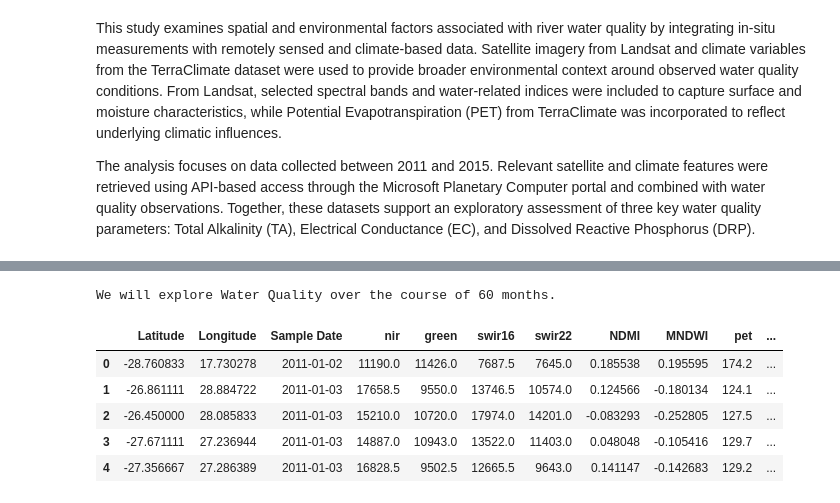
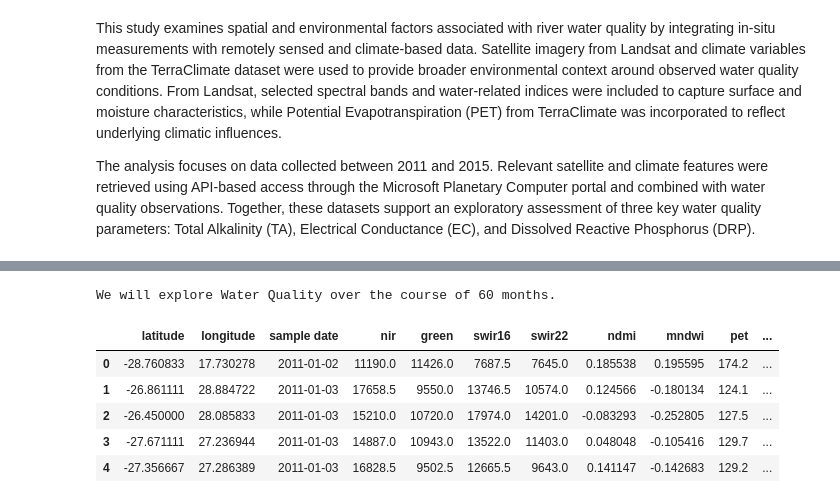
Before and after one commit to kylerod22/siads593-water-sustainability, a Jupyter notebook: 08-rjbest-sungmiki-kylerod-2026winter/src/milestone.ipynb, the cells around one changed output, grey strips where cells are left out. Saved outputs shown, nothing was run; the diff lists cells and outputs as text; code cells hidden in the pictures.

```diff
--- a/milestone.ipynb
+++ b/08-rjbest-sungmiki-kylerod-2026winter/src/milestone.ipynb
@@ -13,32 +31,32 @@ import plotly.express as px
 # %%
-def primary_dataset(landsat='landsat_features_training.csv', terraclimate='terraclimate_features_training.csv', wq='water_quality_training_dataset.csv', col='Sample Date'):
-    '''
-    input: 3 primary datasets (CSV files) from EY's Water Quality Prediction: Benchmark Notebook
-    return: merged pandas dataframe with added bin column (monthly) joined on GPS coordinates and date
-    '''
-    # read CSVs
-    landsat = pd.read_csv(landsat)
-    terraclimate = pd.read_csv(terraclimate)
-    wq = pd.read_csv(wq)
+# def primary_dataset(landsat='landsat_features_training.csv', terraclimate='terraclimate_features_training.csv', wq='water_quality_training_dataset.csv', col='Sample Date'):
+#     '''
+#     input: 3 primary datasets (CSV files) from EY's Water Quality Prediction: Benchmark Notebook
+#     return: merged pandas dataframe with added bin column (monthly) joined on GPS coordinates and date
+#     '''
+#     # read CSVs
+#     landsat = pd.read_csv(landsat)
+#     terraclimate = pd.read_csv(terraclimate)
+#     wq = pd.read_csv(wq)
 
-    # merge features and targets on coordinates and date; convert to datetime
-    landsat_terracl = pd.merge(landsat, terraclimate)
-    landsat_terracl_wq = pd.merge(landsat_terracl, wq)
-    landsat_terracl_wq[col] = pd.to_datetime(landsat_terracl_wq[col], dayfirst=True, errors='coerce')
+#     # merge features and targets on coordinates and date; convert to datetime
+#     landsat_terracl = pd.merge(landsat, terraclimate)
+#     landsat_terracl_wq = pd.merge(landsat_terracl, wq)
+#     landsat_terracl_wq[col] = pd.to_datetime(landsat_terracl_wq[col], dayfirst=True, errors='coerce')
 
-    # bin according to month
-    bins = pd.date_range(start=landsat_terracl_wq[col].min(), end=landsat_terracl_wq[col].max(), freq='ME')
-    landsat_terracl_wq['binned_months'] = pd.cut(landsat_terracl_wq[col], bins=len(bins), labels=bins)
+#     # bin according to month
+#     bins = pd.date_range(start=landsat_terracl_wq[col].min(), end=landsat_terracl_wq[col].max(), freq='ME')
+#     landsat_terracl_wq['binned_months'] = pd.cut(landsat_terracl_wq[col], bins=len(bins), labels=bins)
 
-    print('We will explore Water Quality over the course of',len(landsat_terracl_wq[['binned_months']].groupby('binned_months', observed=False).count()),'months.')
+#     print('We will explore Water Quality over the course of',len(landsat_terracl_wq[['binned_months']].groupby('binned_months', observed=False).count()),'months.')
 
-    return landsat_terracl_wq
+#     return landsat_terracl_wq
 # %%
-df = primary_dataset()
+df = primary_dataset.primary_dataset()
 df.head()
 # %% [output]
 We will explore Water Quality over the course of 60 months.
-|  | Latitude | Longitude | Sample Date | nir | green | swir16 | swir22 | NDMI | MNDWI | pet | ... |
+|  | latitude | longitude | sample date | nir | green | swir16 | swir22 | ndmi | mndwi | pet | ... |
 | 0 | -28.760833 | 17.730278 | 2011-01-02 | 11190.0 | 11426.0 | 7687.5 | 7645.0 | 0.185538 | 0.195595 | 174.2 | ... |
 | 1 | -26.861111 | 28.884722 | 2011-01-03 | 17658.5 | 9550.0 | 13746.5 | 10574.0 | 0.124566 | -0.180134 | 124.1 | ... |
 | 2 | -26.450000 | 28.085833 | 2011-01-03 | 15210.0 | 10720.0 | 17974.0 | 14201.0 | -0.083293 | -0.252805 | 127.5 | ... |
```
Also changed, not shown: parts of 5 cells of this notebook, 7 other files.
